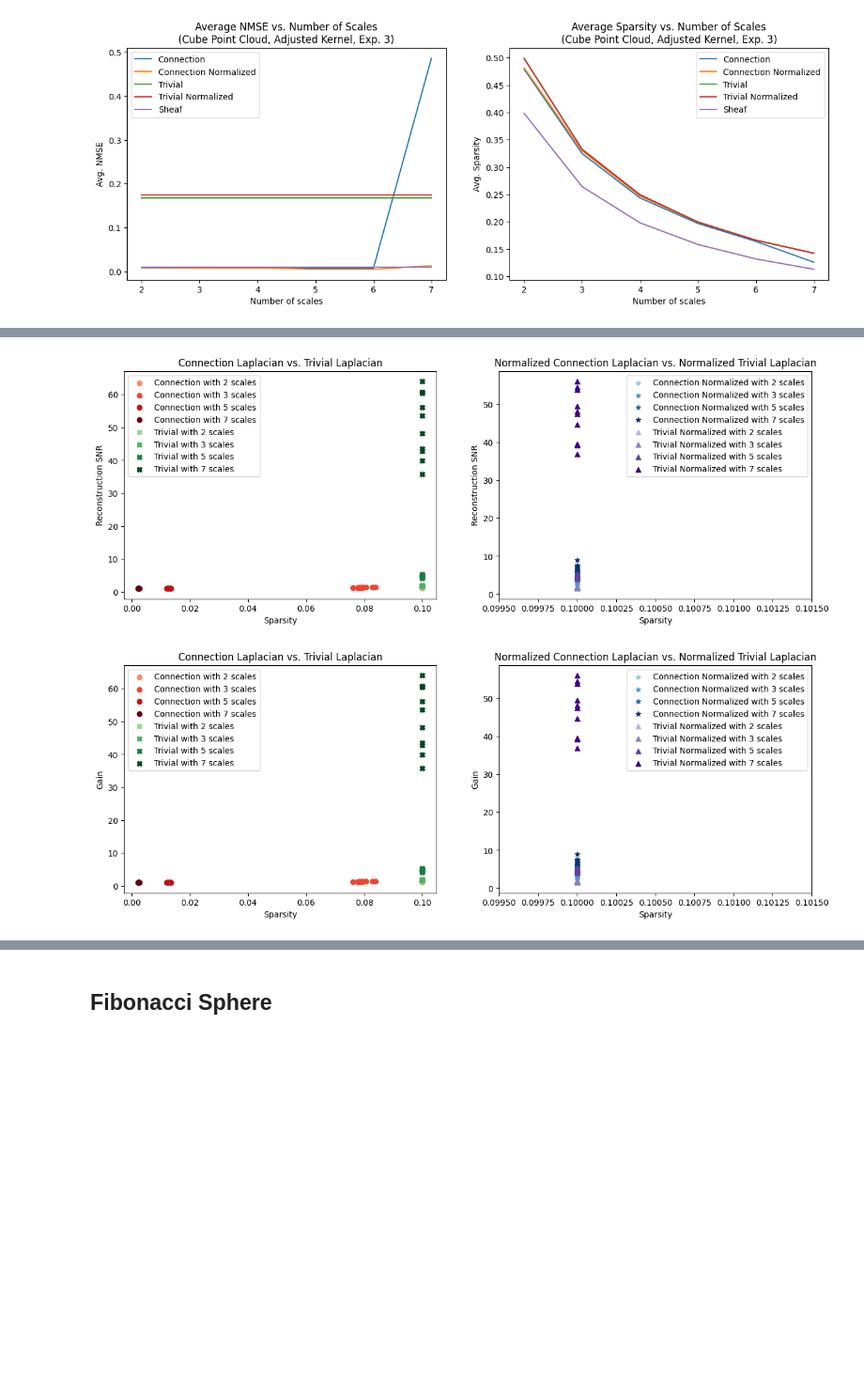
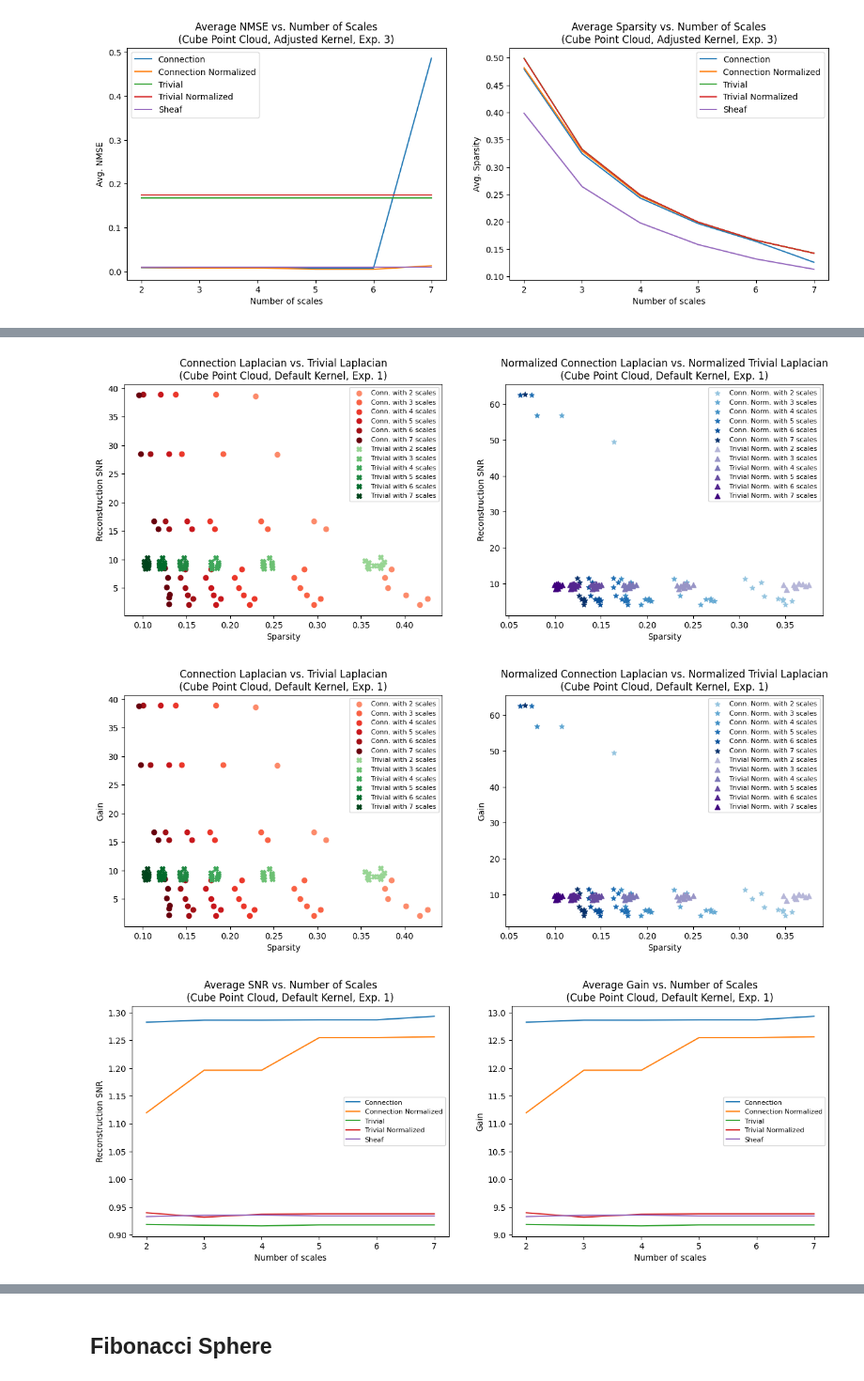
Before and after one commit to gmaurer08/sheaf-signal-processing, a Jupyter notebook: main.ipynb, the cells around one changed output, grey strips where cells are left out. Shown at 94% size. Drawn from its saved outputs; the diff is of its cells as text; code cells hidden in the pictures; blank space fills up the shorter version.

```diff
--- a/main.ipynb
+++ b/main.ipynb
@@ -286,8 +286,12 @@ plot_avg_results_vs_num_scales(num_scales, laplacians, sparsity_results, nmse_re
 # %%
-plot_sparsity_vs_snr_rec(num_scales, sparsity_results, snr_rec_results)
+plot_sparsity_vs_snr_rec(num_scales, sparsity_results1, snr_rec_results1, subtitle='(Cube Point Cloud, Default Kernel, Exp. 1)')
 # %% [output]
-[figure, old version]
+[figure, new version]
 # %%
-plot_sparsity_vs_gain(num_scales, sparsity_results, snr_rec_results)
+plot_sparsity_vs_gain(num_scales, sparsity_results1, snr_rec_results1, subtitle='(Cube Point Cloud, Default Kernel, Exp. 1)')
 # %% [output]
-[figure, old version]
+[figure, new version]
+# %%
+plot_avg_results_vs_num_scales2(num_scales, laplacians, snr_rec_results1, snr_gain_results1, subtitle='(Cube Point Cloud, Default Kernel, Exp. 1)')
+# %% [output]
+[figure, added]
```
Also changed, not shown: parts of 10 cells of this notebook, 11 other files.
